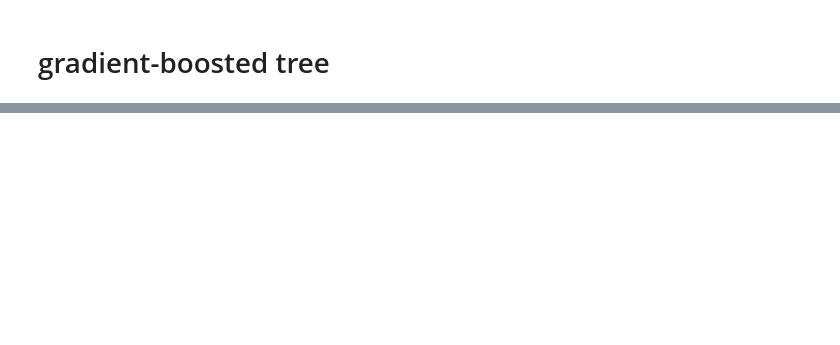
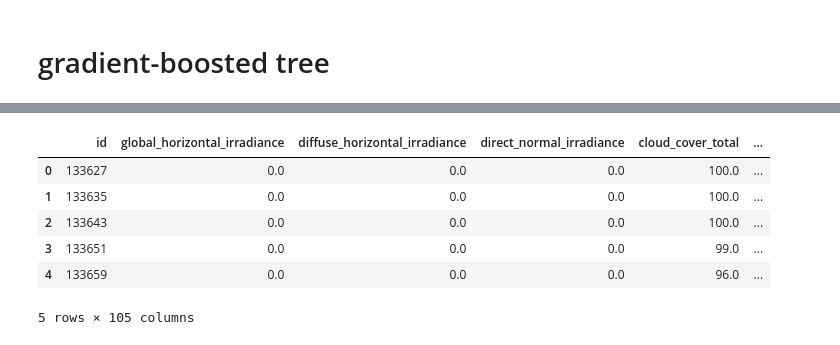
Before and after one commit to matusbolecek/nitor-comp, a Jupyter notebook: modeling2.ipynb, the cells around one changed output, grey strips where cells are left out. Cells and saved outputs as stored; diff of their text form; code cells hidden in the pictures; blank space fills up the shorter version.

```diff
--- a/modeling2.ipynb
+++ b/modeling2.ipynb
@@ -47,0 +41,18 @@ xg.stats()
+# %%
+ds2 = Dataset('test')
+# %%
+df_out = ds2.build_main()
+# %%
+y_out = xg.predict(df_out)
+# %%
+df_out['target'] = y_out
+# %%
+df_out.head()
+# %% [output]
+|  | id | global_horizontal_irradiance | diffuse_horizontal_irradiance | direct_normal_irradiance | cloud_cover_total | ... |
+| 0 | 133627 | 0.0 | 0.0 | 0.0 | 100.0 | ... |
+| 1 | 133635 | 0.0 | 0.0 | 0.0 | 100.0 | ... |
+| 2 | 133643 | 0.0 | 0.0 | 0.0 | 100.0 | ... |
+| 3 | 133651 | 0.0 | 0.0 | 0.0 | 99.0 | ... |
+| 4 | 133659 | 0.0 | 0.0 | 0.0 | 96.0 | ... |
+5 rows × 105 columns
```
Also changed, not shown: parts of 9 cells of this notebook, 5 other files.
